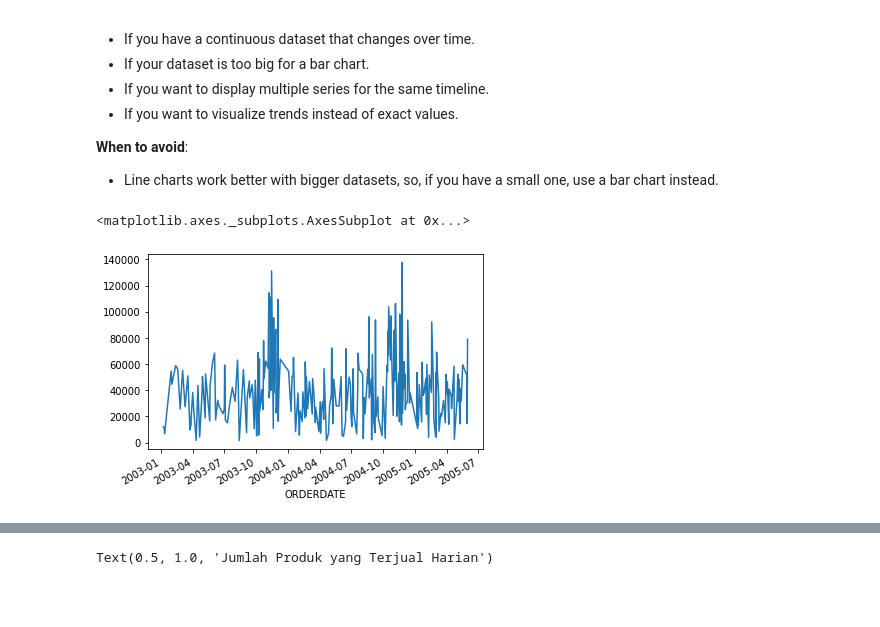
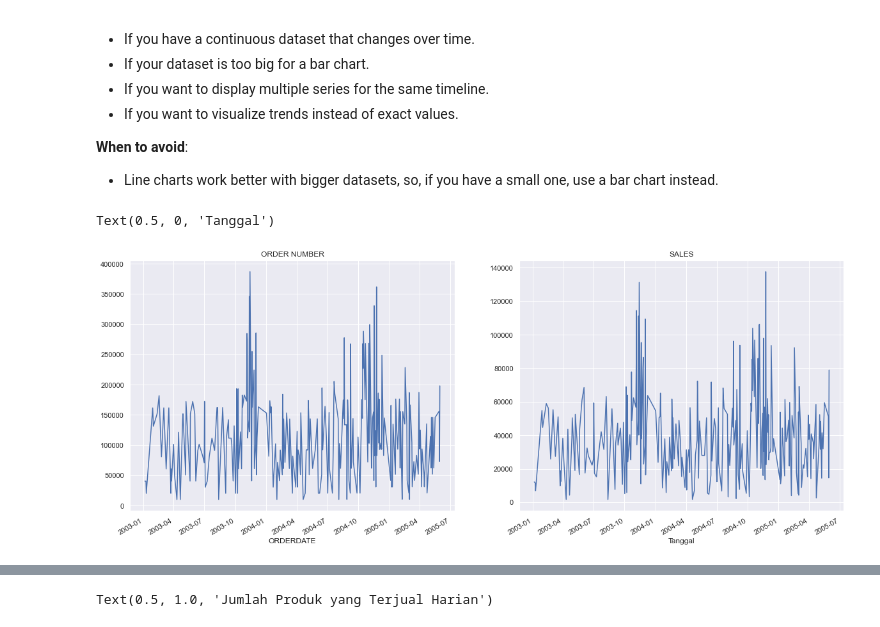
Before and after one commit to r-ap/TrainingMachineLearning, a Jupyter notebook: BFI_PYIM_7.ipynb, the cells around one changed output, grey strips where cells are left out. Cells and saved outputs as stored; diff of their text form; code cells hidden in the pictures; blank space fills up the shorter version.

```diff
--- a/BFI_PYIM_7.ipynb
+++ b/BFI_PYIM_7.ipynb
@@ -179,3 +247,8 @@ status_freq_multi
 # %%
 status_freq_multi = data.groupby(['STATUS','COUNTRY']).count()['ORDERNUMBER'].reset_index()
-sns.barplot(data=status_freq_multi,x='COUNTRY',y='ORDERNUMBER',orient='v',hue='STATUS')
+sns.set(rc = {'figure.figsize':(20,8)})
+#sns.barplot(data=status_freq_multi,x='COUNTRY',y='ORDERNUMBER',orient='v',hue='STATUS')
+
+sns.barplot(data=status_freq_multi,x='STATUS',y='ORDERNUMBER',orient='v',hue='COUNTRY')
+plt.xticks(rotation=45)
+plt.legend(loc='upper center', ncol=6, bbox_to_anchor=(0.5,-0.2))
@@ -215,11 +298,15 @@ data['STATUS'].value_counts().plot(kind='pie', figsize=(10,10), autopct='%.2f%%'
 # %%
 data['ORDERDATE'] = data['ORDERDATE'].astype('datetime64[ns]')
 
 sorted_data = data.sort_values(by='ORDERDATE',ascending=True).groupby('ORDERDATE').sum()
 
-fig, axes = plt.subplots()
-sorted_data['SALES'].plot(kind='line',ax=axes)
+fig, axes = plt.subplots(ncols=2)
+sorted_data['SALES'].plot(kind='line',ax=axes[1])
+sorted_data['ORDERNUMBER'].plot(kind='line',ax=axes[0])
+axes[0].set_title('ORDER NUMBER')
+axes[1].set_title('SALES')
+axes[1].set_xlabel('Tanggal')
 # %% [output]
-<matplotlib.axes._subplots.AxesSubplot at 0x...>
+Text(0.5, 0, 'Tanggal')
-[figure, old version]
+[figure, new version]
 # %%
```
Also changed, not shown: parts of 35 cells of this notebook.
